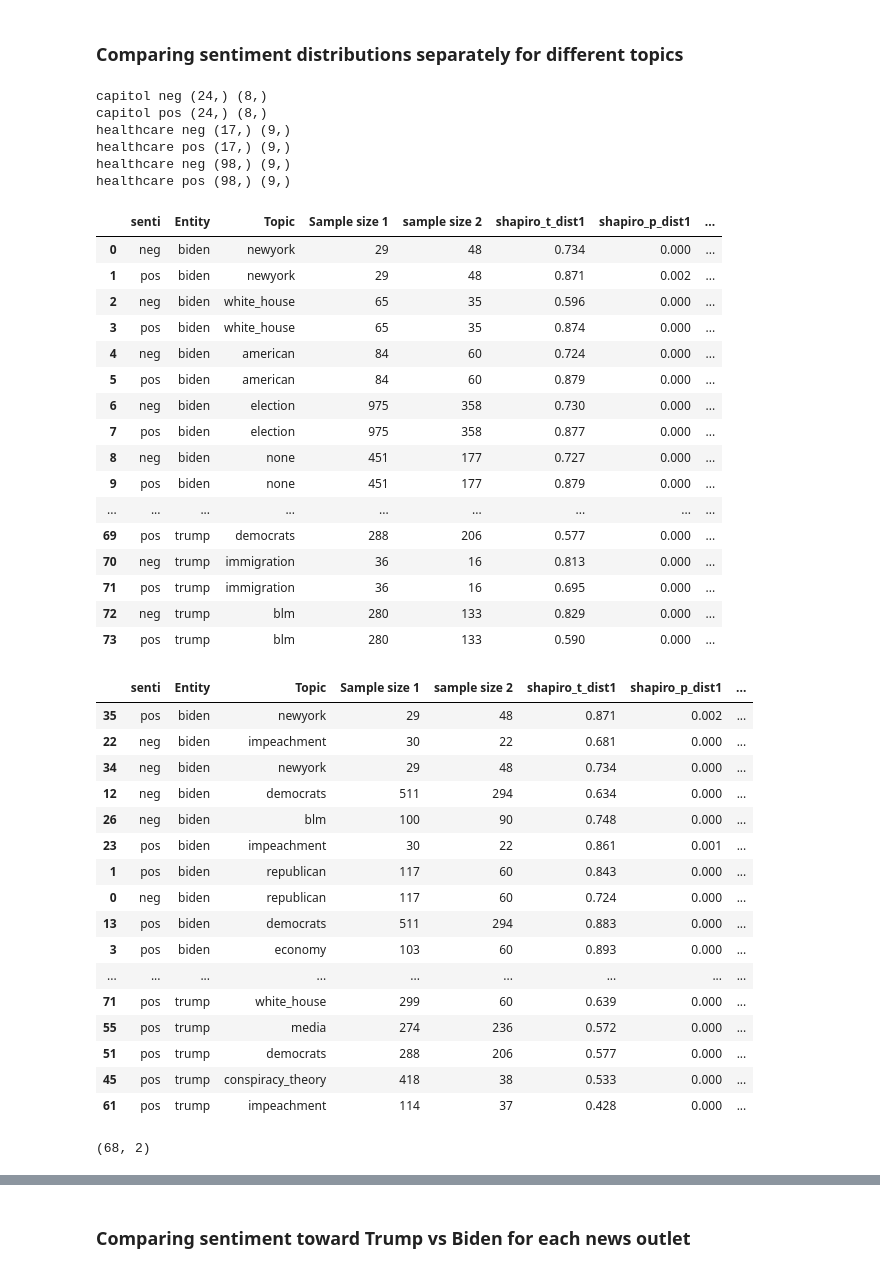
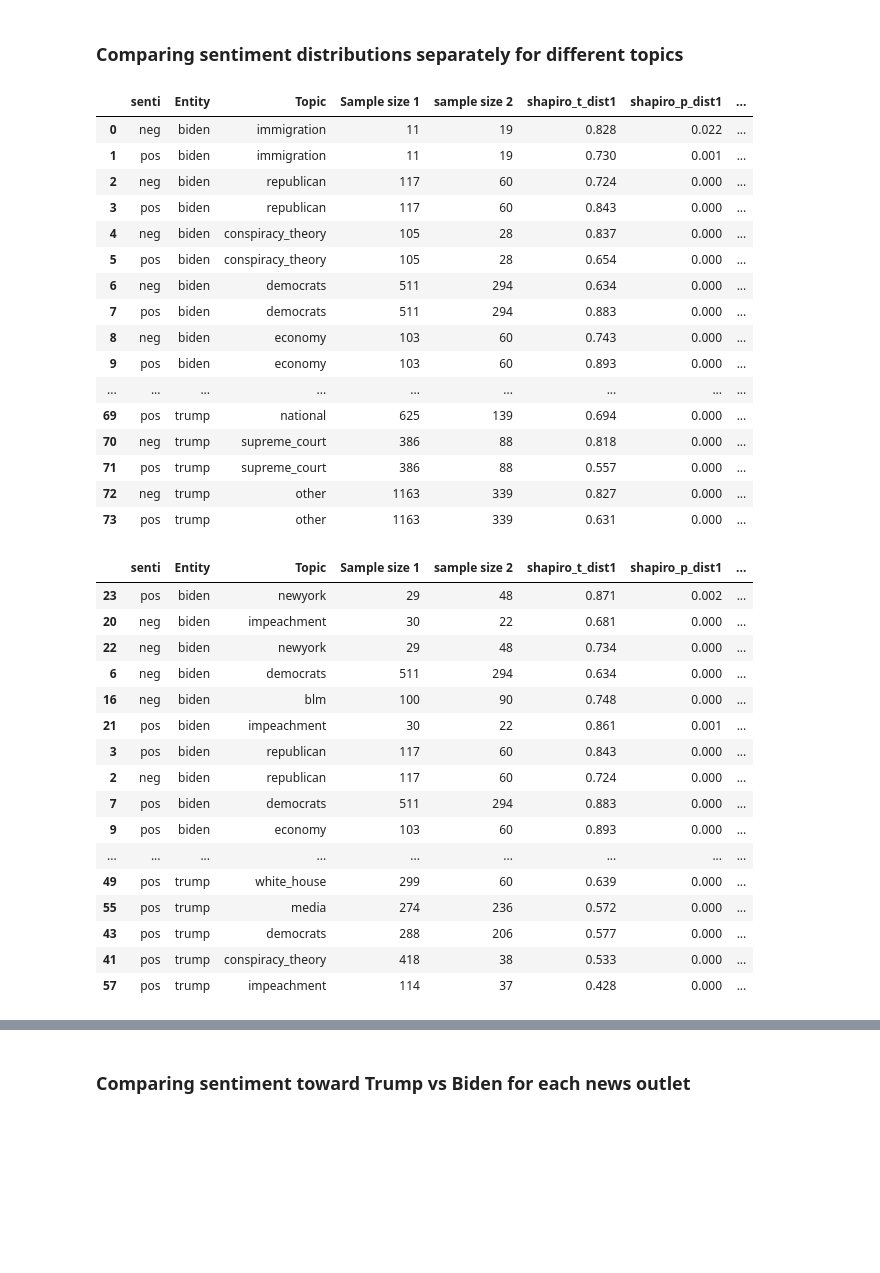
Before and after one commit to ahaque2/NewsSlant, a Jupyter notebook: 6a_statistical_analysis.ipynb, the cells around one changed output, grey strips where cells are left out. Drawn from its saved outputs; the diff is of its cells as text; code cells hidden in the pictures; blank space fills up the shorter version.

```diff
--- a/6a_statistical_analysis.ipynb
+++ b/6a_statistical_analysis.ipynb
@@ -9,7 +9,9 @@ pd.set_option('display.max_colwidth', None)
 pd.set_option('display.max_rows', None)
 from scipy import stats
 # %%
-news = pd.read_csv('results/news.csv')
-news_tweets = pd.read_csv('results/news_tweets.csv')
-user_resp = pd.read_csv('results/user_resp.csv')
+# Download and place dataset under the dataset/ folder
+
+news = pd.read_csv('dataset/news.csv')
+news_tweets = pd.read_csv('dataset/news_tweets.csv')
+user_resp = pd.read_csv('dataset/user_resp.csv')
 # %%
@@ -268,57 +226,51 @@ for ent in ['biden', 'trump']:
         dataR = R_news_tweets[R_news_tweets.topics == top]
 
         for senti in ['neg', 'pos']:
 
             # n = min(l_df_neg.shape[0], r_df_neg.shape[0])
             dist1 = dataL[dataL[ent.title() + '_flag'] == True][ent + '_' + senti + '_new'].dropna()
             dist2 = dataR[dataR[ent.title() + '_flag'] == True][ent + '_' + senti + '_new'].dropna()
 
 #             n = min(dist1.shape[0], dist2.shape[0])
 
 #             dist1 = dist1.sample(n)
 #             dist2 = dist2.sample(n)
             # print(dist1.shape, dist2.shape)
 
             # print(stats.shapiro(dist1), stats.shapiro(dist2))
             # sys.exit()
             if(dist1.shape[0] > 10 and dist2.shape[0] > 10):
 
                 res = get_significance_stats(dist1, dist2, ent, senti, top)
                 # print(res)
                 sstat.append(res)
 
-            else:
-                print(top, senti, dist1.shape, dist2.shape)
+            # else:
+            #     print(top, senti, dist1.shape, dist2.shape)
             # sys.exit()
         # print()
 
 stats_df = pd.DataFrame(sstat, columns = ['senti', 'Entity', 'Topic', 'Sample size 1', 'sample size 2', 'shapiro_t_dist1', 'shapiro_p_dist1', 'shapiro_t_dist2', 'shapiro_p_dist2', 'KW-p', 'KW-H', 'KW-dof', 'ES'])
 stats_df = stats_df.round(3)
 stats_df
 # %% [output]
-capitol neg (24,) (8,)
-capitol pos (24,) (8,)
-healthcare neg (17,) (9,)
-healthcare pos (17,) (9,)
-healthcare neg (98,) (9,)
-healthcare pos (98,) (9,)
 |  | senti | Entity | Topic | Sample size 1 | sample size 2 | shapiro_t_dist1 | shapiro_p_dist1 | ... |
-| 0 | neg | biden | newyork | 29 | 48 | 0.734 | 0.000 | ... |
-| 1 | pos | biden | newyork | 29 | 48 | 0.871 | 0.002 | ... |
-| 2 | neg | biden | white_house | 65 | 35 | 0.596 | 0.000 | ... |
-| 3 | pos | biden | white_house | 65 | 35 | 0.874 | 0.000 | ... |
-| 4 | neg | biden | american | 84 | 60 | 0.724 | 0.000 | ... |
-| 5 | pos | biden | american | 84 | 60 | 0.879 | 0.000 | ... |
-| 6 | neg | biden | election | 975 | 358 | 0.730 | 0.000 | ... |
-| 7 | pos | biden | election | 975 | 358 | 0.877 | 0.000 | ... |
-| 8 | neg | biden | none | 451 | 177 | 0.727 | 0.000 | ... |
-| 9 | pos | biden | none | 451 | 177 | 0.879 | 0.000 | ... |
+| 0 | neg | biden | immigration | 11 | 19 | 0.828 | 0.022 | ... |
+| 1 | pos | biden | immigration | 11 | 19 | 0.730 | 0.001 | ... |
+| 2 | neg | biden | republican | 117 | 60 | 0.724 | 0.000 | ... |
+| 3 | pos | biden | republican | 117 | 60 | 0.843 | 0.000 | ... |
+| 4 | neg | biden | conspiracy_theory | 105 | 28 | 0.837 | 0.000 | ... |
+| 5 | pos | biden | conspiracy_theory | 105 | 28 | 0.654 | 0.000 | ... |
+| 6 | neg | biden | democrats | 511 | 294 | 0.634 | 0.000 | ... |
+| 7 | pos | biden | democrats | 511 | 294 | 0.883 | 0.000 | ... |
+| 8 | neg | biden | economy | 103 | 60 | 0.743 | 0.000 | ... |
+| 9 | pos | biden | economy | 103 | 60 | 0.893 | 0.000 | ... |
 | ... | ... | ... | ... | ... | ... | ... | ... | ... |
-| 69 | pos | trump | democrats | 288 | 206 | 0.577 | 0.000 | ... |
-| 70 | neg | trump | immigration | 36 | 16 | 0.813 | 0.000 | ... |
-| 71 | pos | trump | immigration | 36 | 16 | 0.695 | 0.000 | ... |
-| 72 | neg | trump | blm | 280 | 133 | 0.829 | 0.000 | ... |
-| 73 | pos | trump | blm | 280 | 133 | 0.590 | 0.000 | ... |
+| 69 | pos | trump | national | 625 | 139 | 0.694 | 0.000 | ... |
+| 70 | neg | trump | supreme_court | 386 | 88 | 0.818 | 0.000 | ... |
+| 71 | pos | trump | supreme_court | 386 | 88 | 0.557 | 0.000 | ... |
+| 72 | neg | trump | other | 1163 | 339 | 0.827 | 0.000 | ... |
+| 73 | pos | trump | other | 1163 | 339 | 0.631 | 0.000 | ... |
 # %%
 # dist1 = R_news[R_news.topics == 'security']['trump_pos_new'].sample(200)
 # dist2 = R_news[R_news.topics == 'security']['trump_pos_new'].sample(200)
@@ -332,23 +284,19 @@ stats_df[['senti', 'Entity', 'Topic', 'KW-p', 'KW-H', 'ES']].to_csv('results/sta
 stats_df.sort_values(by=['ES'], ascending=False) #.iloc[0:25].Entity.value_counts()
 # %% [output]
 |  | senti | Entity | Topic | Sample size 1 | sample size 2 | shapiro_t_dist1 | shapiro_p_dist1 | ... |
-| 35 | pos | biden | newyork | 29 | 48 | 0.871 | 0.002 | ... |
-| 22 | neg | biden | impeachment | 30 | 22 | 0.681 | 0.000 | ... |
-| 34 | neg | biden | newyork | 29 | 48 | 0.734 | 0.000 | ... |
-| 12 | neg | biden | democrats | 511 | 294 | 0.634 | 0.000 | ... |
-| 26 | neg | biden | blm | 100 | 90 | 0.748 | 0.000 | ... |
-| 23 | pos | biden | impeachment | 30 | 22 | 0.861 | 0.001 | ... |
-| 1 | pos | biden | republican | 117 | 60 | 0.843 | 0.000 | ... |
-| 0 | neg | biden | republican | 117 | 60 | 0.724 | 0.000 | ... |
-| 13 | pos | biden | democrats | 511 | 294 | 0.883 | 0.000 | ... |
-| 3 | pos | biden | economy | 103 | 60 | 0.893 | 0.000 | ... |
+| 23 | pos | biden | newyork | 29 | 48 | 0.871 | 0.002 | ... |
+| 20 | neg | biden | impeachment | 30 | 22 | 0.681 | 0.000 | ... |
+| 22 | neg | biden | newyork | 29 | 48 | 0.734 | 0.000 | ... |
+| 6 | neg | biden | democrats | 511 | 294 | 0.634 | 0.000 | ... |
+| 16 | neg | biden | blm | 100 | 90 | 0.748 | 0.000 | ... |
+| 21 | pos | biden | impeachment | 30 | 22 | 0.861 | 0.001 | ... |
+| 3 | pos | biden | republican | 117 | 60 | 0.843 | 0.000 | ... |
+| 2 | neg | biden | republican | 117 | 60 | 0.724 | 0.000 | ... |
+| 7 | pos | biden | democrats | 511 | 294 | 0.883 | 0.000 | ... |
+| 9 | pos | biden | economy | 103 | 60 | 0.893 | 0.000 | ... |
 | ... | ... | ... | ... | ... | ... | ... | ... | ... |
-| 71 | pos | trump | white_house | 299 | 60 | 0.639 | 0.000 | ... |
+| 49 | pos | trump | white_house | 299 | 60 | 0.639 | 0.000 | ... |
 | 55 | pos | trump | media | 274 | 236 | 0.572 | 0.000 | ... |
-| 51 | pos | trump | democrats | 288 | 206 | 0.577 | 0.000 | ... |
-| 45 | pos | trump | conspiracy_theory | 418 | 38 | 0.533 | 0.000 | ... |
-| 61 | pos | trump | impeachment | 114 | 37 | 0.428 | 0.000 | ... |
+| 43 | pos | trump | democrats | 288 | 206 | 0.577 | 0.000 | ... |
+| 41 | pos | trump | conspiracy_theory | 418 | 38 | 0.533 | 0.000 | ... |
+| 57 | pos | trump | impeachment | 114 | 37 | 0.428 | 0.000 | ... |
-# %%
-news[((news.subtopic == 'republican-first_lady') & (news.title.str.contains('Biden') == True))][['title', 'date']].shape
-# %% [output]
-(68, 2)
```
Also changed, not shown: parts of 39 cells of this notebook, 21 other files.
